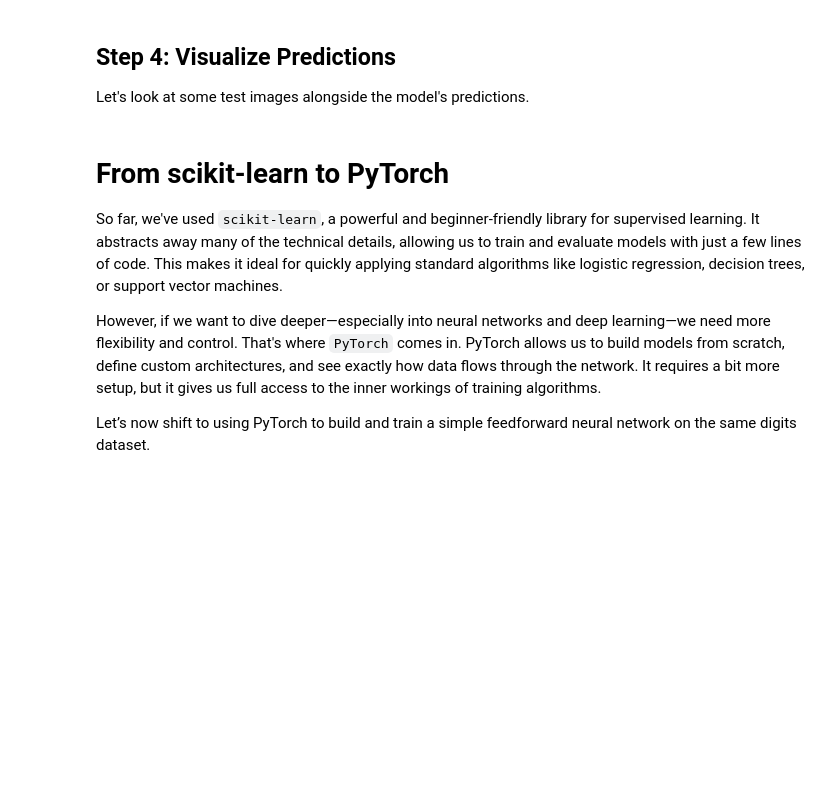
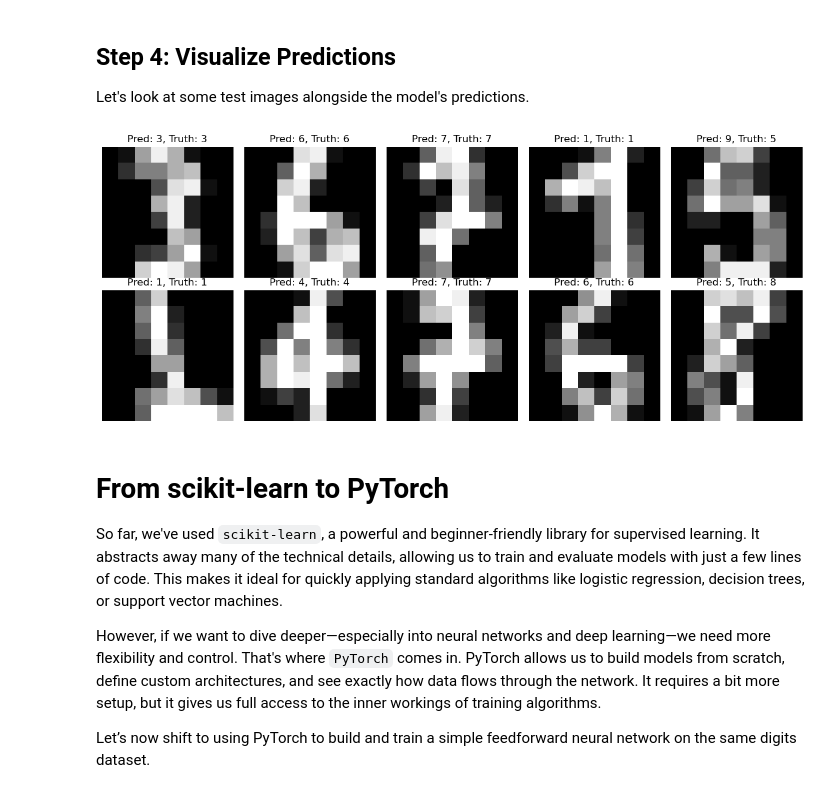
Before and after one commit to Phys3211/mainF25, a Jupyter notebook: Python/Computation/15_Lecture_Supervised_Learning.ipynb, the cells around one changed output. Saved outputs shown, nothing was run; the diff lists cells and outputs as text; code cells hidden in the pictures; blank space fills up the shorter version.

```diff
--- a/Python/Computation/15_Lecture_Supervised_Learning.ipynb
+++ b/Python/Computation/15_Lecture_Supervised_Learning.ipynb
@@ -102,14 +144,16 @@ print(classification_report(y_test, y_pred))
 Let's look at some test images alongside the model's predictions.
 # %%
 # Plot 10 test images with their predicted labels
-offset = 101
+offset = 230
 fig, axes = plt.subplots(2, 5, figsize=(12, 5))
 for i, ax in enumerate(axes.flatten()):
     ax.imshow(X_test[i+offset].reshape(8, 8), cmap='gray')
     ax.set_title(f"Pred: {y_pred[i+offset]}, Truth: {y_test[i+offset]}")
     ax.axis('off')
 plt.tight_layout()
 plt.show()
+# %% [output]
+[figure, added]
 # %% [markdown]
 # From scikit-learn to PyTorch
 
```
Also changed, not shown: parts of 22 cells of this notebook, 3 other files.
